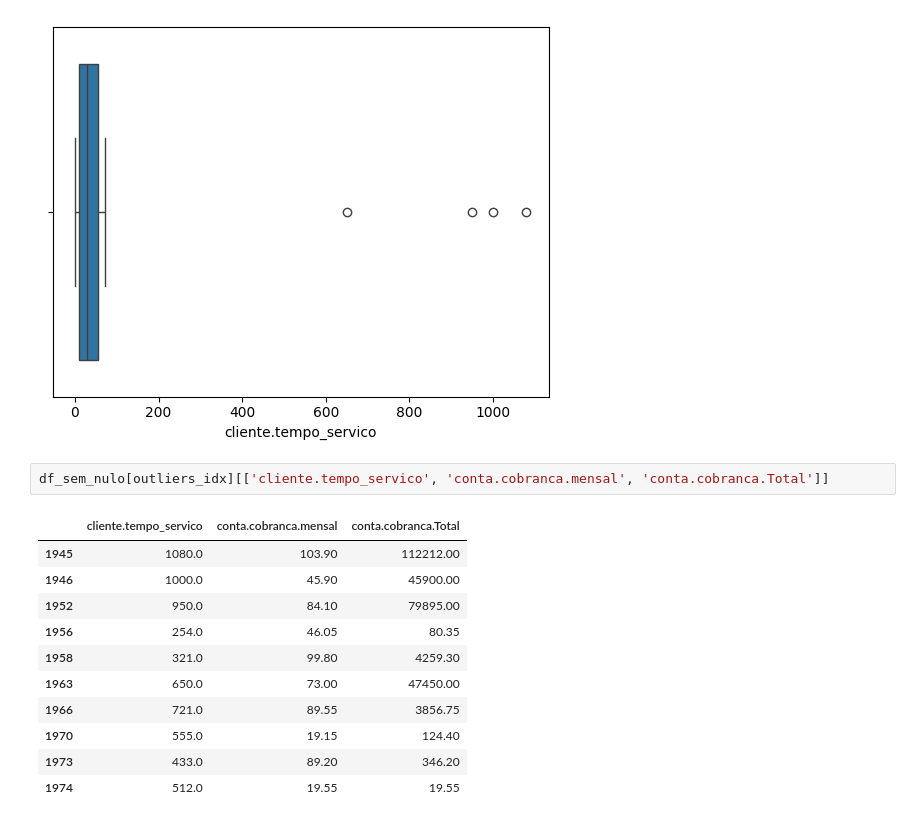
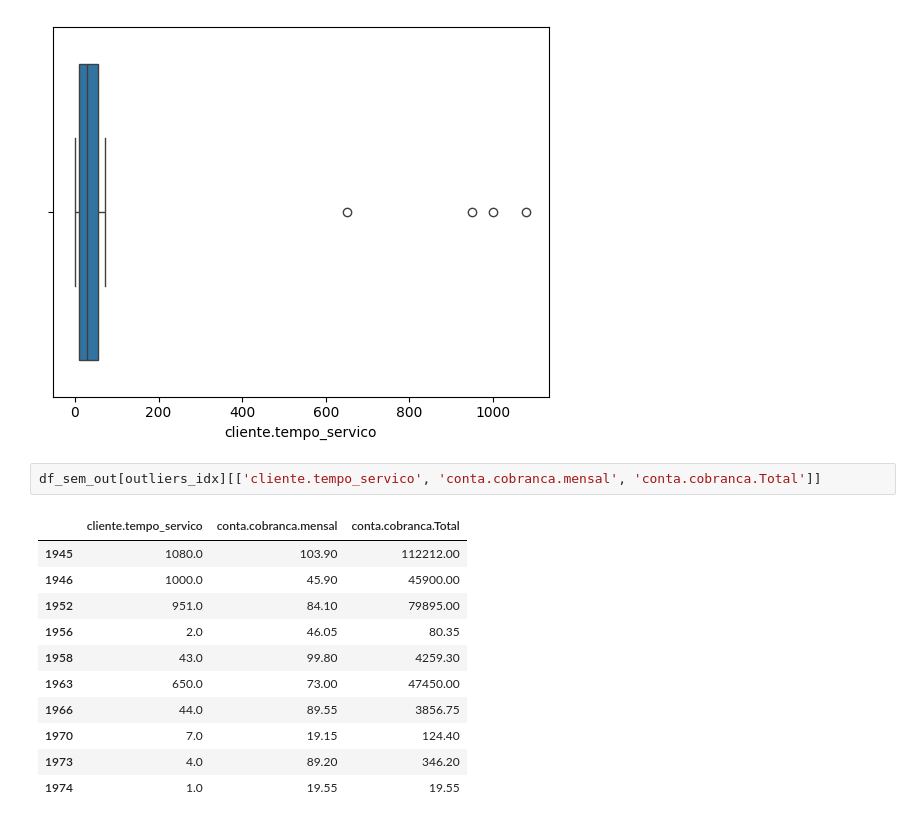
Before and after one commit to GaiasRaphael/Alura, a Jupyter notebook: Ciência de Dados/Pandas/limpeza_dados.ipynb, the cells around one changed output. Cells and saved outputs as stored; diff of their text form.

```diff
--- a/Ciência de Dados/Pandas/limpeza_dados.ipynb
+++ b/Ciência de Dados/Pandas/limpeza_dados.ipynb
@@ -543,16 +543,16 @@ sns.boxplot (x=df_sem_out['cliente.tempo_servico'])
 <Axes: xlabel='cliente.tempo_servico'>
 [figure]
 # %%
-df_sem_nulo[outliers_idx][['cliente.tempo_servico', 'conta.cobranca.mensal', 'conta.cobranca.Total']]
+df_sem_out[outliers_idx][['cliente.tempo_servico', 'conta.cobranca.mensal', 'conta.cobranca.Total']]
 # %% [output]
 |  | cliente.tempo_servico | conta.cobranca.mensal | conta.cobranca.Total |
 | 1945 | 1080.0 | 103.90 | 112212.00 |
 | 1946 | 1000.0 | 45.90 | 45900.00 |
-| 1952 | 950.0 | 84.10 | 79895.00 |
-| 1956 | 254.0 | 46.05 | 80.35 |
-| 1958 | 321.0 | 99.80 | 4259.30 |
+| 1952 | 951.0 | 84.10 | 79895.00 |
+| 1956 | 2.0 | 46.05 | 80.35 |
+| 1958 | 43.0 | 99.80 | 4259.30 |
 | 1963 | 650.0 | 73.00 | 47450.00 |
-| 1966 | 721.0 | 89.55 | 3856.75 |
-| 1970 | 555.0 | 19.15 | 124.40 |
-| 1973 | 433.0 | 89.20 | 346.20 |
-| 1974 | 512.0 | 19.55 | 19.55 |
+| 1966 | 44.0 | 89.55 | 3856.75 |
+| 1970 | 7.0 | 19.15 | 124.40 |
+| 1973 | 4.0 | 89.20 | 346.20 |
+| 1974 | 1.0 | 19.55 | 19.55 |
```
Also changed, not shown: parts of 19 cells of this notebook, 1 other file.
